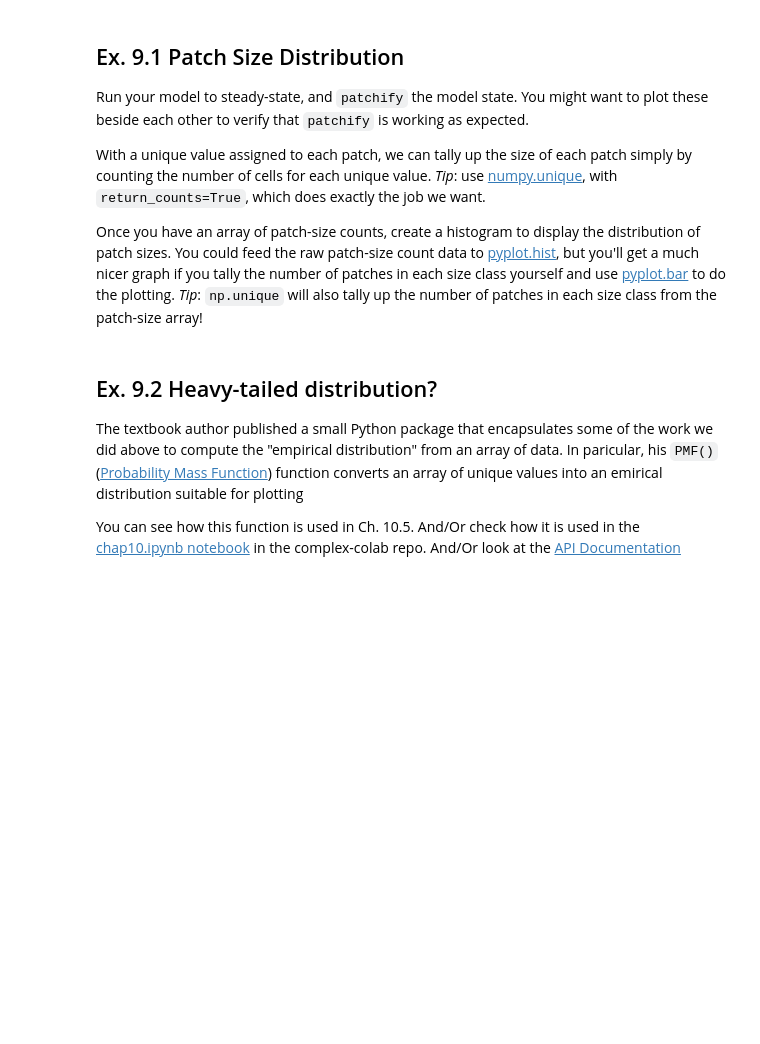
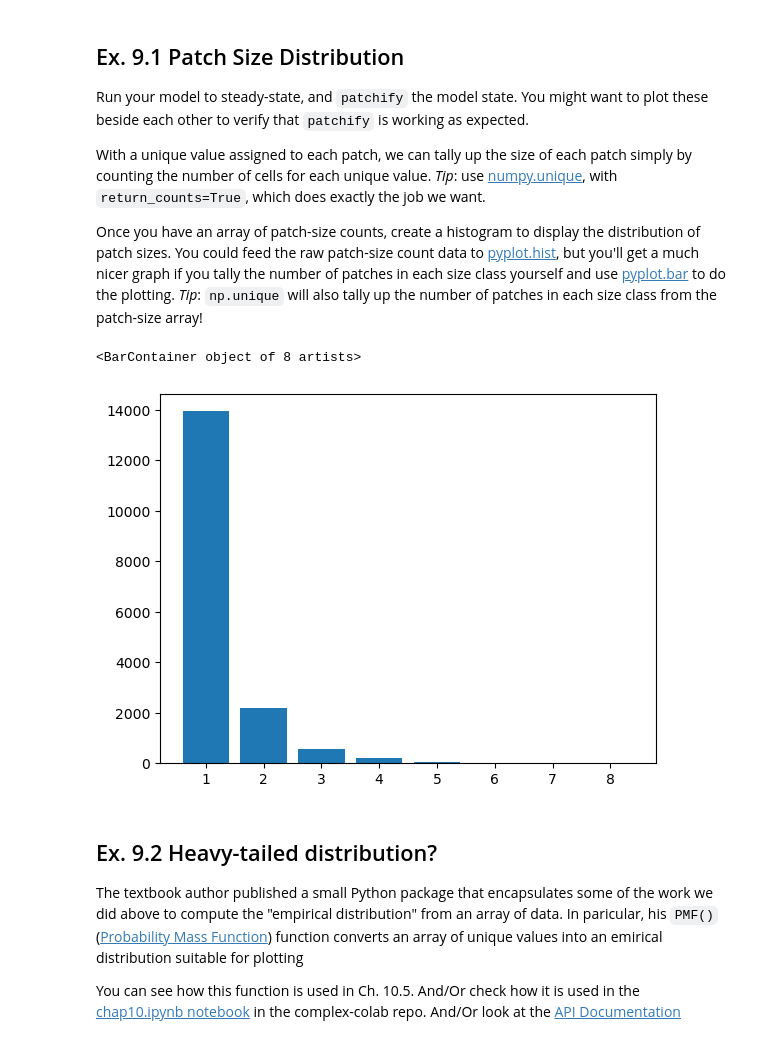
Before and after one commit to CounterCookie/cap-comp215, a Jupyter notebook: labs/lab09.ipynb, the cells around one changed output. Saved outputs shown, nothing was run; the diff lists cells and outputs as text; code cells hidden in the pictures; blank space fills up the shorter version.

```diff
--- a/labs/lab09.ipynb
+++ b/labs/lab09.ipynb
@@ -501,3 +499,23 @@ You could feed the raw patch-size count data to [pyplot.hist](https://matplotlib
+# %%
+# Ex. 9.1 here
+ff = ForestFire(500, p=0.01, f=0.05)
+# Known timestep from above
+for i in range(30):
+    ff.step()
+
+patch = patchify(ff.state, ff.OCCUPIED)
+# %%
+# Tuple
+#np.unique(patch, return_counts=True)
+# Returns count as the second
+uniq, patchSize = np.unique(patch, return_counts=True)
+size, count = np.unique(patchSize[1:], return_counts=True) # patchify bug fix
+
+
+plt.bar(size,count)
+# %% [output]
+<BarContainer object of 8 artists>
+[figure, added]
 # %% [markdown]
 ## Ex. 9.2 Heavy-tailed distribution?
 The textbook author published a small Python package that encapsulates some of the work we did above to compute the "empirical distribution" from an array of data.  In paricular, his `PMF()` ([Probability Mass Function](https://en.wikipedia.org/wiki/Probability_mass_function)) function converts an array of unique values into an emirical distribution suitable for plotting
```
Also changed, not shown: parts of 14 cells of this notebook.
